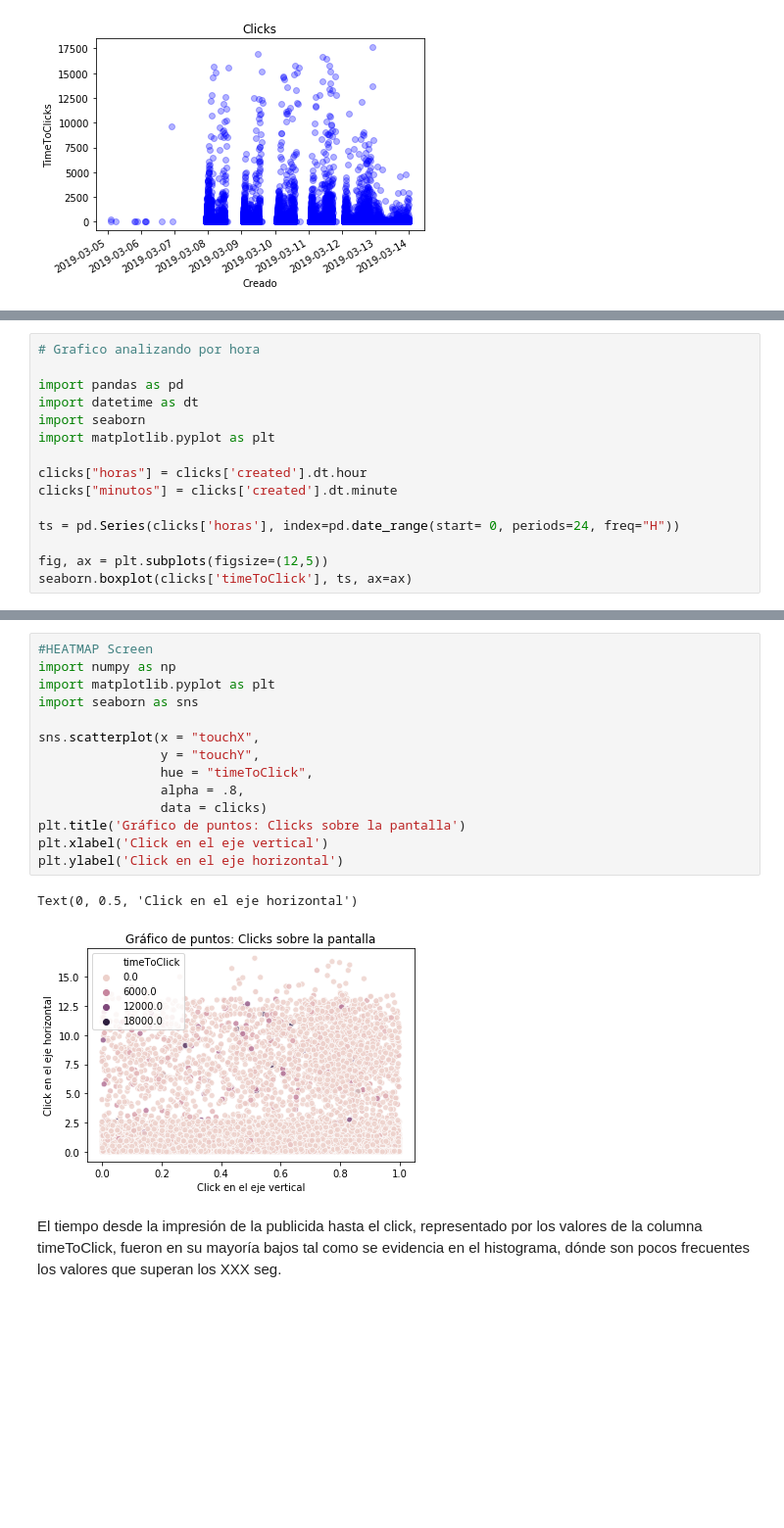
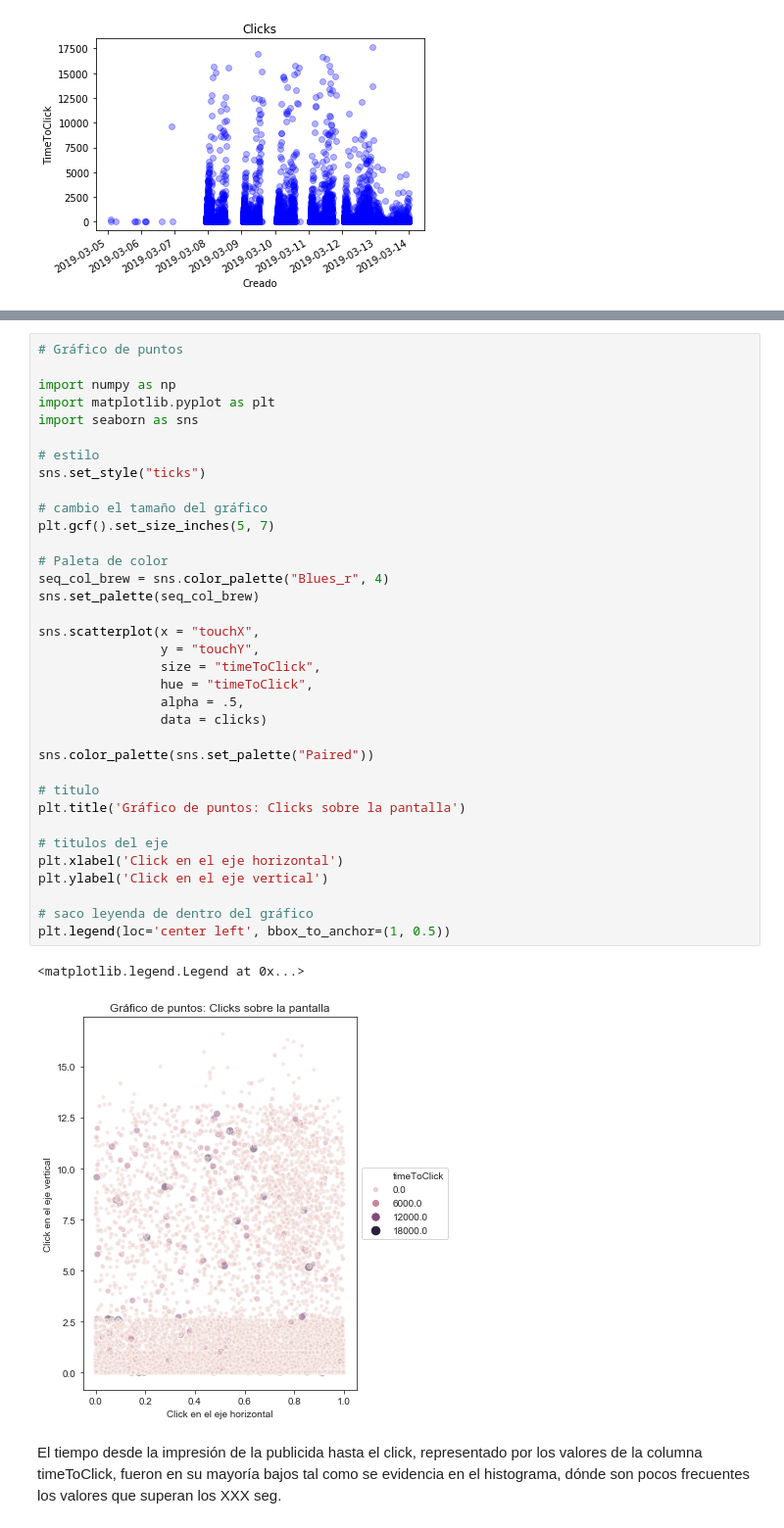
Before and after one commit to flor14/Organizacion_de_datos_2019, a Jupyter notebook: Tp1_datos.ipynb, the cells around one changed output, grey strips where cells are left out. Shown: that part at 98% size. Cells and saved outputs as stored; diff of their text form; blank space fills up the shorter version.

```diff
--- a/Tp1_datos.ipynb
+++ b/Tp1_datos.ipynb
@@ -88,15 +86,0 @@ Si analizamos por hora podemos ver que la mayoría de los clicks se realizo en l
-# %%
-# Grafico analizando por hora
-
-import pandas as pd
-import datetime as dt
-import seaborn
-import matplotlib.pyplot as plt
-
-clicks["horas"] = clicks['created'].dt.hour
-clicks["minutos"] = clicks['created'].dt.minute
-
-ts = pd.Series(clicks['horas'], index=pd.date_range(start= 0, periods=24, freq="H"))
-
-fig, ax = plt.subplots(figsize=(12,5))
-seaborn.boxplot(clicks['timeToClick'], ts, ax=ax)
@@ -108,19 +170,40 @@ Cuando se analiza la zona dónde se realizaron estos clicks estos ocurrieron en
 # %%
-#HEATMAP Screen
+# Gráfico de puntos
+
 import numpy as np
 import matplotlib.pyplot as plt
 import seaborn as sns
 
+# estilo
+sns.set_style("ticks")
+
+# cambio el tamaño del gráfico
+plt.gcf().set_size_inches(5, 7)
+
+# Paleta de color
+seq_col_brew = sns.color_palette("Blues_r", 4)
+sns.set_palette(seq_col_brew)
+
 sns.scatterplot(x = "touchX",
                 y = "touchY",
+                size = "timeToClick",
                 hue = "timeToClick",
-                alpha = .8,
+                alpha = .5,
                 data = clicks)
+
+sns.color_palette(sns.set_palette("Paired"))
+
+# titulo
 plt.title('Gráfico de puntos: Clicks sobre la pantalla')
-plt.xlabel('Click en el eje vertical')
-plt.ylabel('Click en el eje horizontal')
+
+# titulos del eje
+plt.xlabel('Click en el eje horizontal')
+plt.ylabel('Click en el eje vertical')
+
+# saco leyenda de dentro del gráfico
+plt.legend(loc='center left', bbox_to_anchor=(1, 0.5))
 # %% [output]
-Text(0, 0.5, 'Click en el eje horizontal')
+<matplotlib.legend.Legend at 0x...>
-[figure, old version]
+[figure, new version]
 # %% [markdown]
 El tiempo desde la impresión de la publicida hasta el click, representado por los valores de la columna timeToClick, fueron en su mayoría bajos tal como se evidencia en el histograma, dónde son pocos frecuentes los valores que superan los XXX seg.
```
Also changed, not shown: parts of 23 cells of this notebook.
